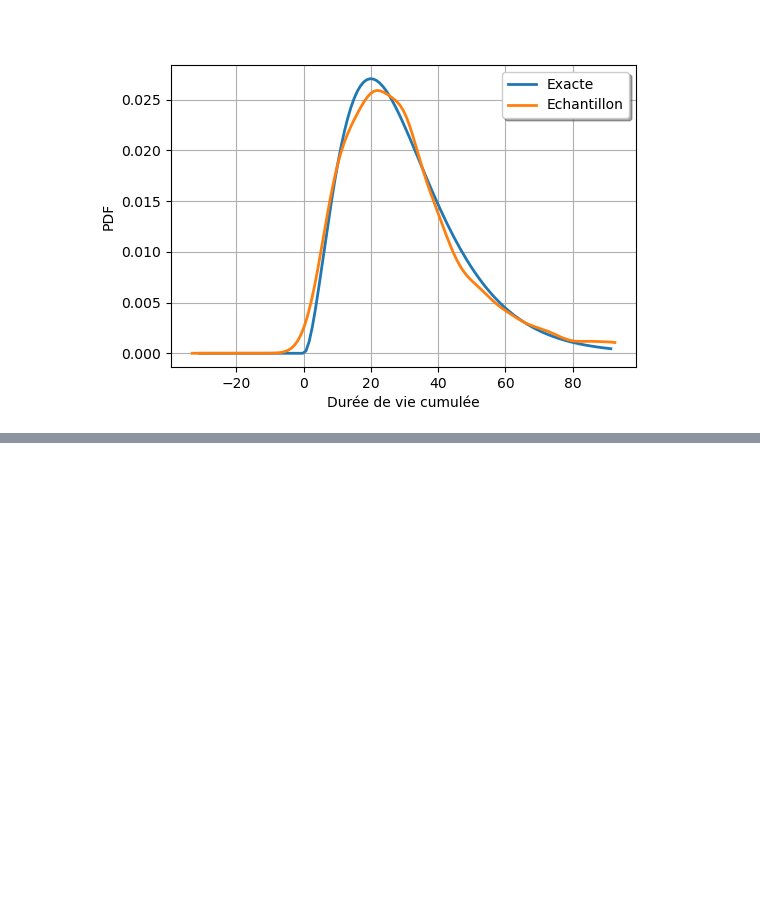
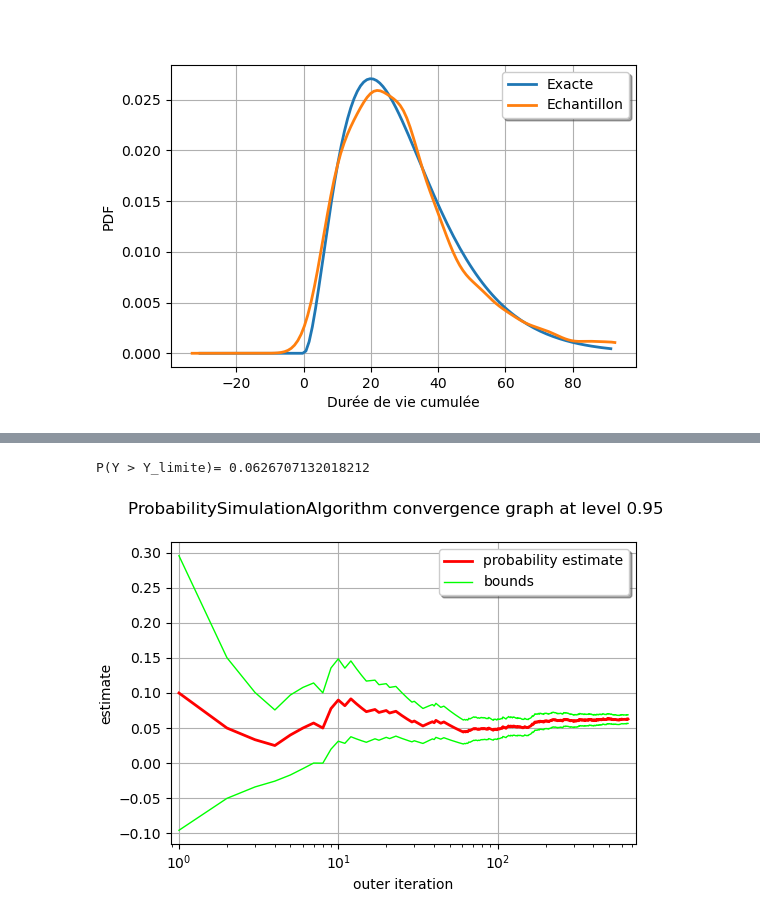
Before and after one commit to mbaudin47/otmarkov, a Jupyter notebook: demos/reliability-one-component.ipynb, the cells around one changed output, grey strips where cells are left out. Drawn from its saved outputs; the diff is of its cells as text; code cells hidden in the pictures; blank space fills up the shorter version.

```diff
--- a/demos/reliability-one-component.ipynb
+++ b/demos/reliability-one-component.ipynb
@@ -172,0 +181,35 @@ graph
+# %%
+initial_state = ot.Point([0.0])
+
+number_of_steps = 3
+
+markov_chain = otmarkov.MarkovChain(
+    step_function, distribution, number_of_steps, initial_state
+)
+# %%
+composite_random_vector = markov_chain.getCompositeRandomVector()
+# %%
+Y_limite = 60.0
+event = ot.ThresholdEvent(composite_random_vector, ot.Greater(), Y_limite)
+# %%
+# create a Monte Carlo algorithm
+Nbsimu = 1000
+experiment = ot.MonteCarloExperiment()
+algo = ot.ProbabilitySimulationAlgorithm(event, experiment)
+algo.setMaximumCoefficientOfVariation(0.05)
+algo.setBlockSize(10)
+algo.setMaximumOuterSampling(Nbsimu)
+algo.run()
+# %%
+# retrieve results
+result = algo.getResult()
+probability = result.getProbabilityEstimate()
+print("P(Y > Y_limite)=", probability)
+# %% [output]
+P(Y > Y_limite)= 0.0626707132018212
+# %%
+graph = algo.drawProbabilityConvergence()
+graph.setLogScale(ot.GraphImplementation.LOGX)
+graph
+# %% [output]
+[figure, added]
```
Also changed, not shown: parts of 6 cells of this notebook, 8 other files.
